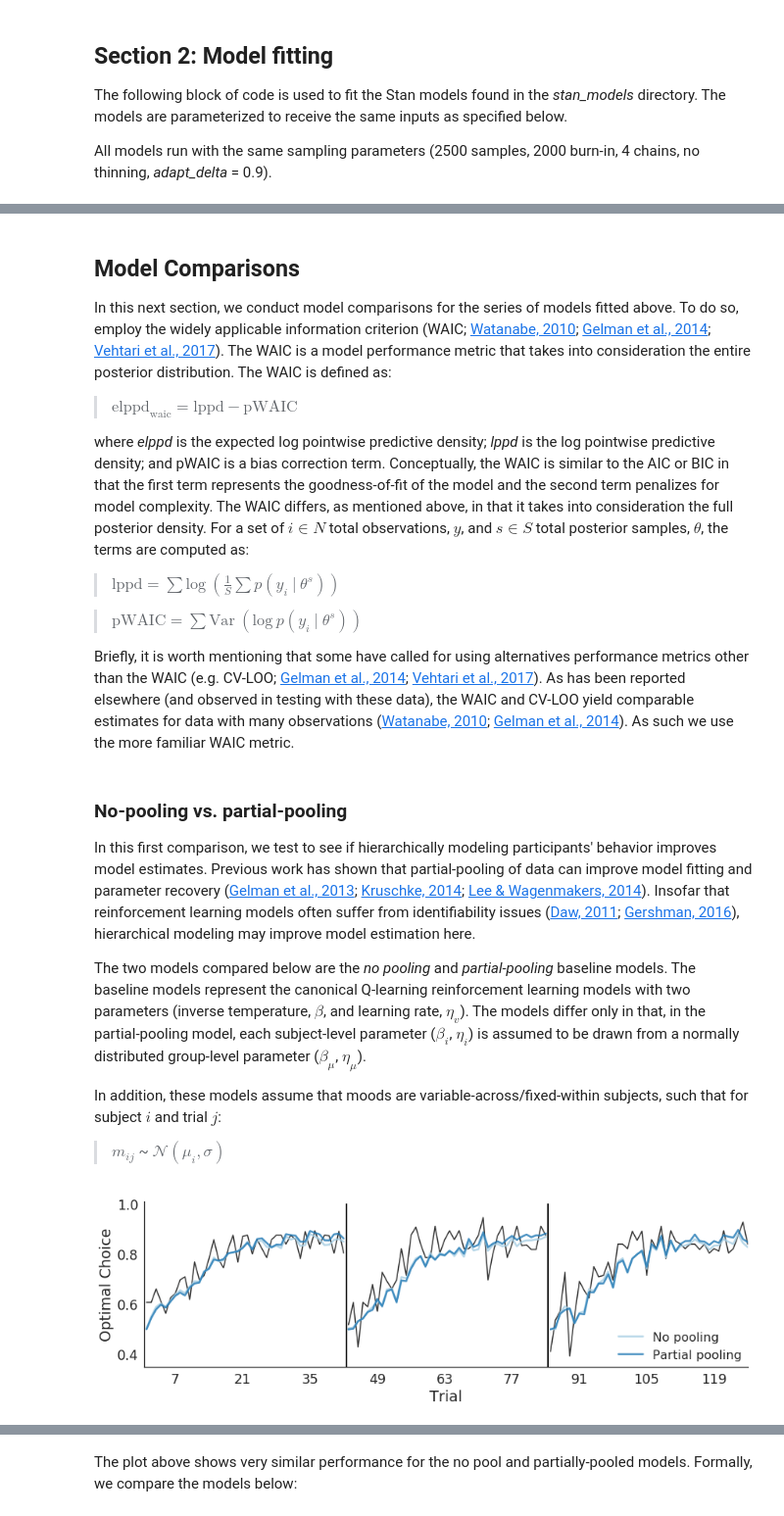
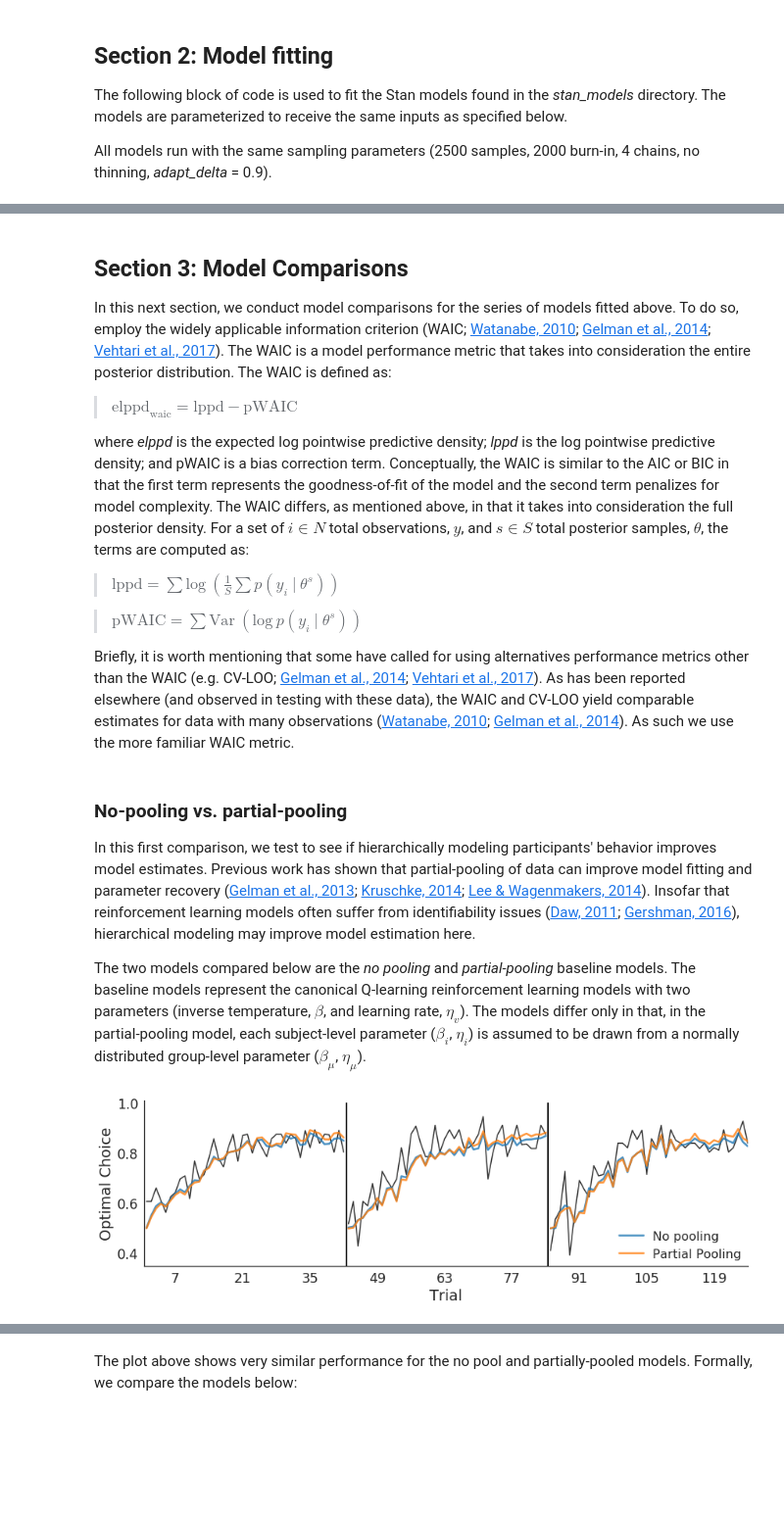
Before and after one commit to szorowi1/pni-rotations, a Jupyter notebook: results_RL.ipynb, the cells around one changed output, grey strips where cells are left out. Shown at 98% size. Cells and saved outputs as stored; diff of their text form; code cells hidden in the pictures; blank space fills up the shorter version.

```diff
--- a/results_RL.ipynb
+++ b/results_RL.ipynb
@@ -225,7 +225,7 @@ if model_name:
 # %% [output]
 [interactive output not drawn]
 # %% [markdown]
-## Model Comparisons
+## Section 3: Model Comparisons
 In this next section, we conduct model comparisons for the series of models fitted above. To do so, employ the widely applicable information criterion (WAIC; [Watanabe, 2010](http://www.jmlr.org/papers/volume11/watanabe10a/watanabe10a.pdf); [Gelman et al., 2014](https://link.springer.com/article/10.1007/s11222-013-9416-2); [Vehtari et al., 2017](https://link.springer.com/article/10.1007/s11222-016-9696-4)). The WAIC is a model performance metric that takes into consideration the entire posterior distribution. The WAIC is defined as:
 
 > $\text{elppd}_{\text{waic}} = \text{lppd} - \text{pWAIC} $
@@ -242,21 +242,22 @@ Briefly, it is worth mentioning that some have called for using alternatives per
 In this first comparison, we test to see if hierarchically modeling participants' behavior improves model estimates. Previous work has shown that partial-pooling of data can improve model fitting and parameter recovery ([Gelman et al., 2013](http://www.stat.columbia.edu/~gelman/book/); [Kruschke, 2014](https://www.elsevier.com/books/doing-bayesian-data-analysis/kruschke/978-0-12-405888-0); [Lee & Wagenmakers, 2014](https://bayesmodels.com/)). Insofar that reinforcement learning models often suffer from identifiability issues ([Daw, 2011](http://www.cns.nyu.edu/~daw/d10.pdf); [Gershman, 2016](http://www.sciencedirect.com/science/article/pii/S0022249616000080)), hierarchical modeling may improve model estimation here.
 
 The two models compared below are the *no pooling* and *partial-pooling* baseline models. The baseline models represent the canonical Q-learning reinforcement learning models with two parameters (inverse temperature, $\beta$, and learning rate, $\eta_v$). The models differ only in that, in the partial-pooling model, each subject-level parameter ($\beta_i$, $\eta_i$) is assumed to be drawn from a normally distributed group-level parameter ($\beta_\mu$, $\eta_\mu$).
-
-In addition, these models assume that moods are variable-across/fixed-within subjects, such that for subject $i$ and trial $j$:
-
-> $m_{ij}$ ~ $\mathcal{N}(\mu_i, \sigma)$
 # %%
 from scripts.plotting import plot_behavior
 from scripts.utilities import model_comparison
 
+## Define parameters.
+models = ['moodRL_original_no_pool', 'moodRL_original_no_mood']
+colors = sns.color_palette(n_colors=len(models))
+labels = ['No pooling', 'Partial Pooling']
+
 ## Plot models.
 fig, ax = plt.subplots(1,1,figsize=(12,4))
-plot_behavior('moodRL_original_no_pool', observed=True, color='#a6cee3', label='No pooling', ax=ax)
-plot_behavior('moodRL_original_no_mood', color='#1f78b4', label='Partial pooling', ax=ax)
+for model, observed, color, label in zip(models, [True,False], colors, labels):
+    plot_behavior(model, observed=observed, color=color, label=label, ax=ax)
 ax.legend(loc=4, borderpad=0, fontsize=16)
 
 sns.despine()
 plt.tight_layout()
 # %% [output]
-[figure, old version]
+[figure, new version]
```
Also changed, not shown: parts of 32 cells of this notebook, 3 other files.
